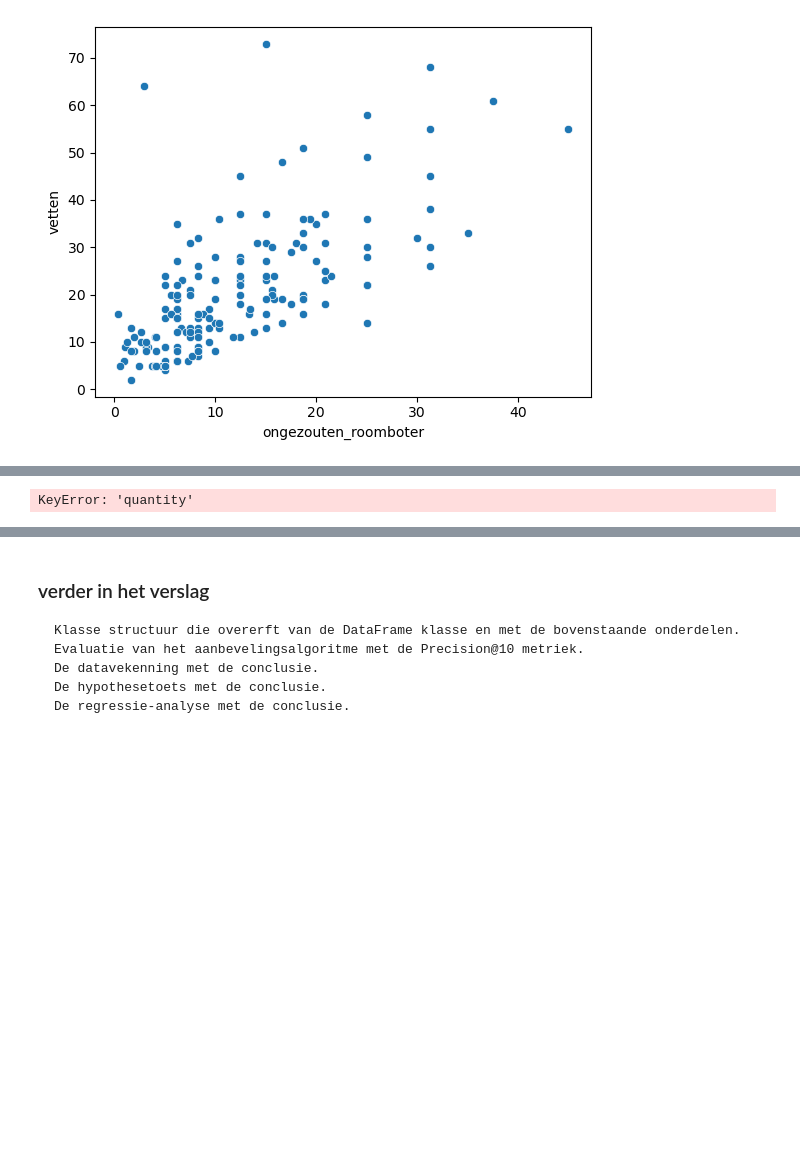
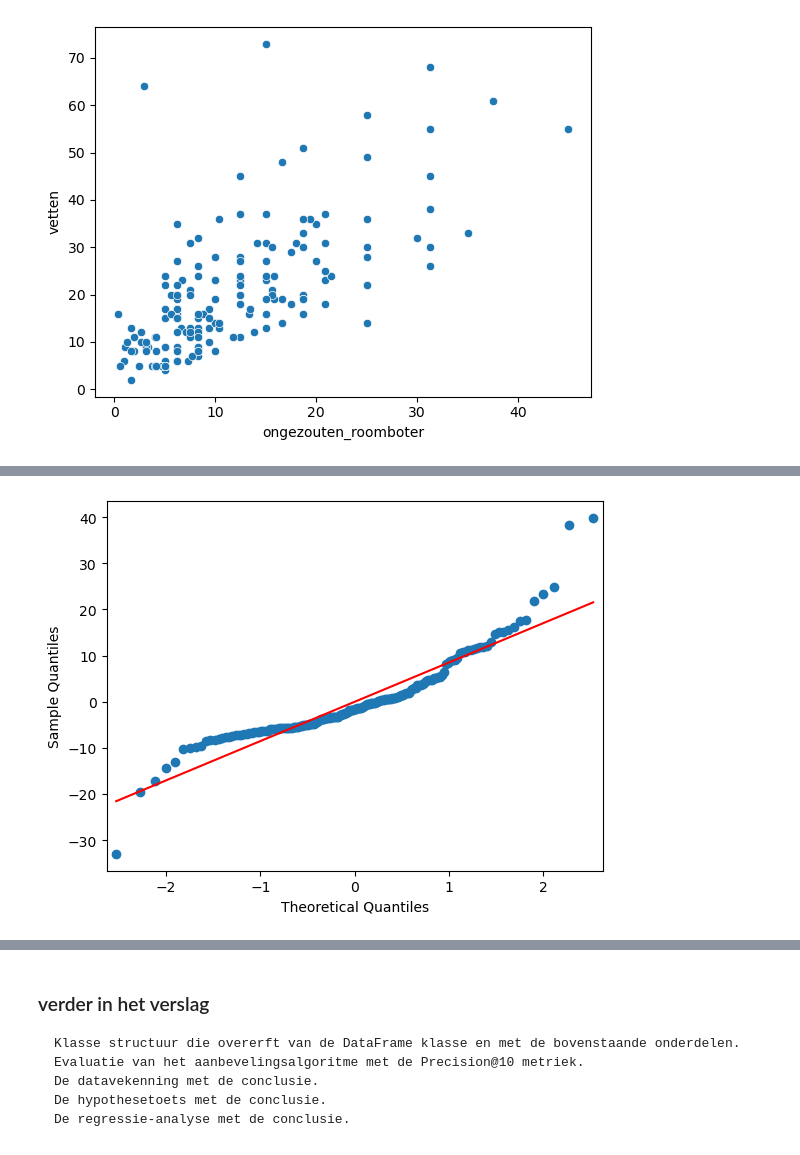
Before and after one commit to Fentjoe/project-2, a Jupyter notebook: tussenproduct 2/tussenproduct2.ipynb, the cells around one changed output, grey strips where cells are left out. Drawn from its saved outputs; the diff is of its cells as text; code cells hidden in the pictures; blank space fills up the shorter version.

```diff
--- a/tussenproduct 2/tussenproduct2.ipynb
+++ b/tussenproduct 2/tussenproduct2.ipynb
@@ -653,7 +609,6 @@ See the caveats in the documentation: https://pandas.pydata.org/pandas-docs/stab
-# %%
-ngr_pp['middelgroot ei'] = (ingr_pp['middelgroot ei'] * ingr_pp['quantity'])
-ingr_pp['tarwebloem'] = (ingr_pp['tarwebloem'] * ingr_pp['quantity'])
-ingr_pp['ongezouten roomboter'] = (ingr_pp['ongezouten roomboter'] * ingr_pp['quantity'])
-ingr_pp
-# %% [output]
-KeyError: 'quantity'
+# %%
+import statsmodels.api as sma
+sma.qqplot(regres.resid, line='r')
+plt.show()
+# %% [output]
+[figure, added]
```
Also changed, not shown: parts of 23 cells of this notebook.
